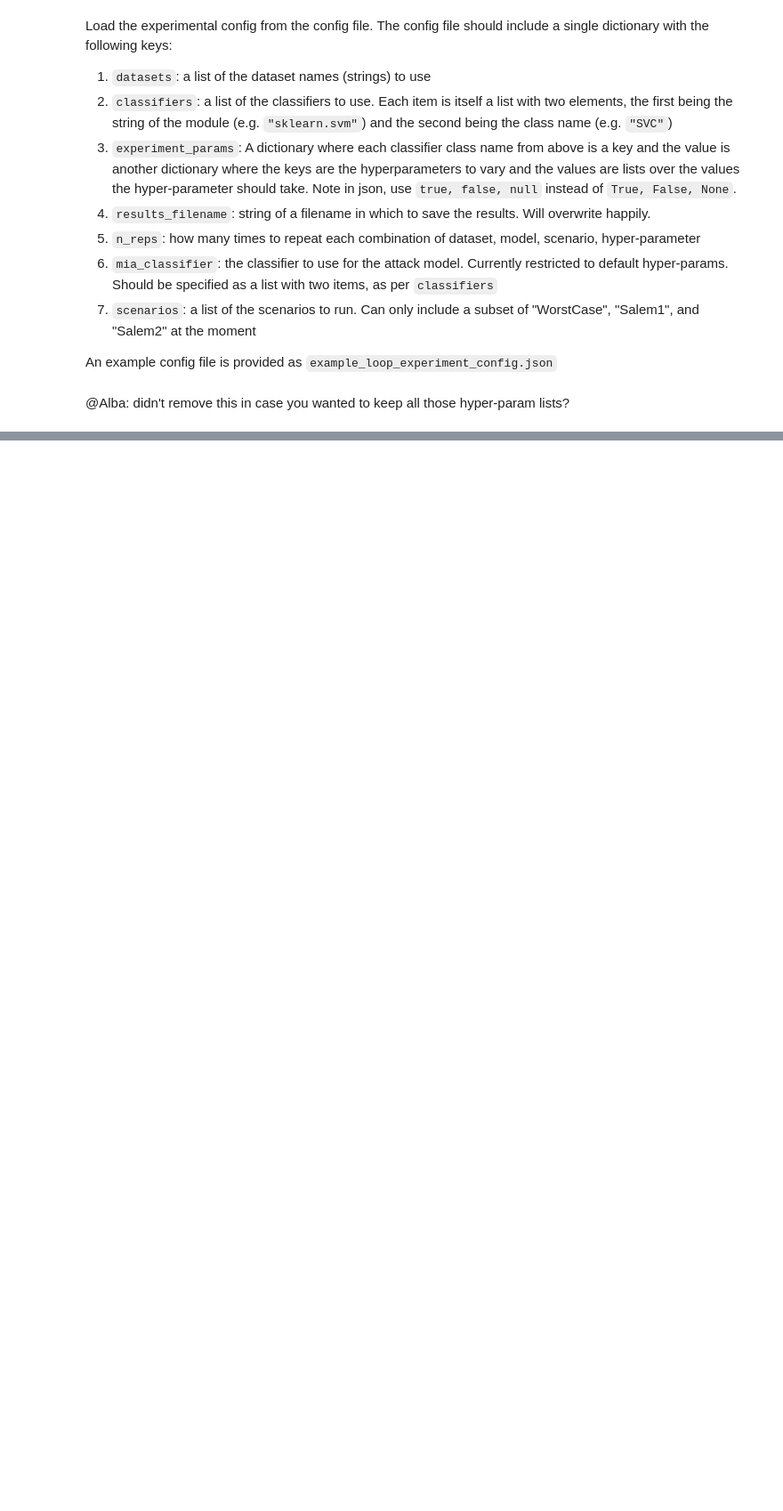
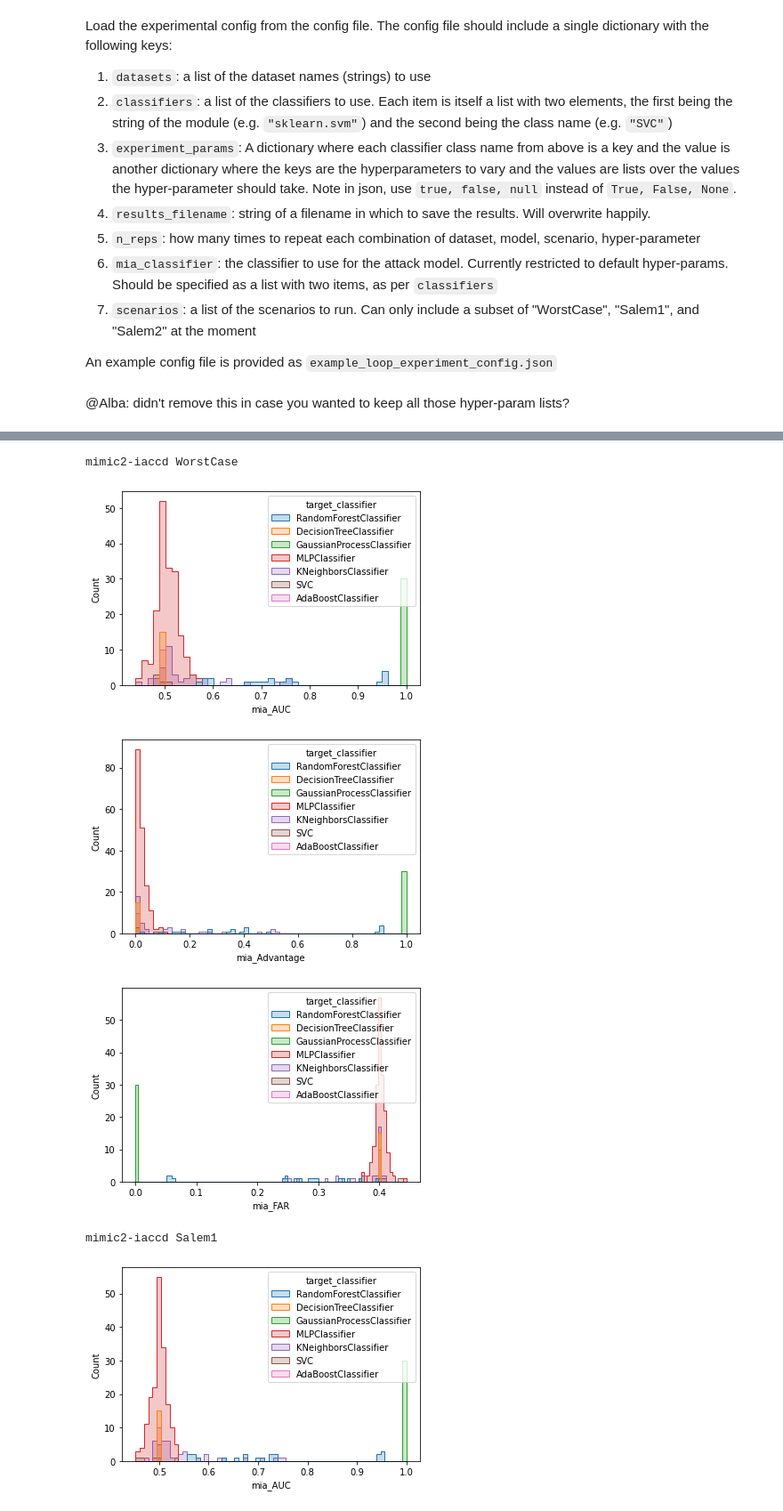
Before and after one commit to UWE-AI-GROUP/GRAIMATTER-TEST, a Jupyter notebook: WP1/notebooks/hyperparam_datasets_loop.ipynb, the cells around one changed output, grey strips where cells are left out. Shown at 89% size. Saved outputs shown, nothing was run; the diff lists cells and outputs as text; code cells hidden in the pictures; blank space fills up the shorter version.

```diff
--- a/WP1/notebooks/hyperparam_datasets_loop.ipynb
+++ b/WP1/notebooks/hyperparam_datasets_loop.ipynb
@@ -338,0 +390,6 @@ results_df.to_csv(results_filename, index=False)
+# %%
+for dt in datasets[:3]:
+    print(dt)
+    for sc in scenarios:
+        print(sc)
+scenarios
@@ -338,0 +410,23 @@ results_df.to_csv(results_filename, index=False)
+# %%
+for dt in datasets[:3]:
+    for sc in scenarios:
+        print(dt, sc)
+        g = sns.histplot(results_df[(results_df['dataset']==dt) & (results_df['scenario']==sc)],
+                     x="mia_AUC",hue="target_classifier", element="step")#, title=f'{dt} {sc}')
+        plt.show()
+        plt.close("all")
+        f = sns.histplot(results_df[(results_df['dataset']==dt) & (results_df['scenario']==sc)],
+             x="mia_Advantage",hue="target_classifier", element="step")#, title=f'{dt} {sc}')
+        plt.show()
+        plt.close("all")
+        p = sns.histplot(results_df[(results_df['dataset']==dt) & (results_df['scenario']==sc)],
+             x="mia_FAR",hue="target_classifier", element="step")#, title=f'{dt} {sc}')
+        plt.show()
+        plt.close("all")
+# %% [output]
+mimic2-iaccd WorstCase
+[figure, added]
+[figure, added]
+[figure, added]
+mimic2-iaccd Salem1
+[figure, added]
```
Also changed, not shown: parts of 7 cells of this notebook.
